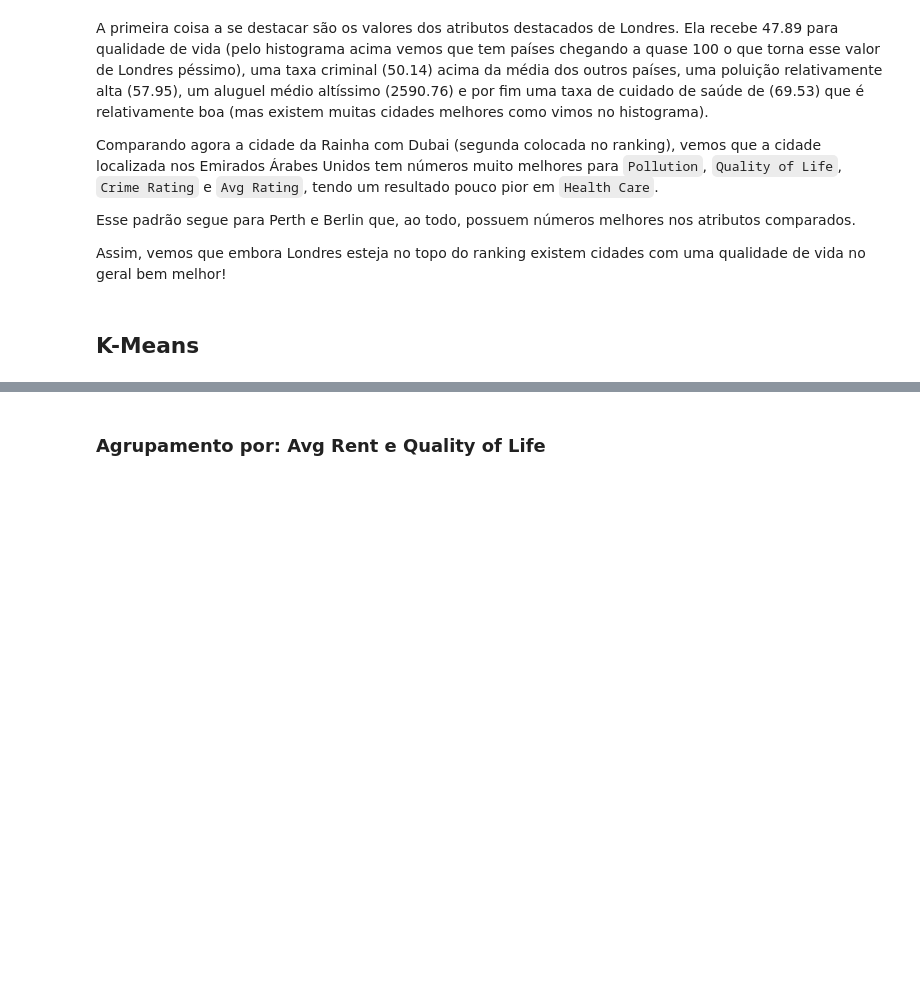
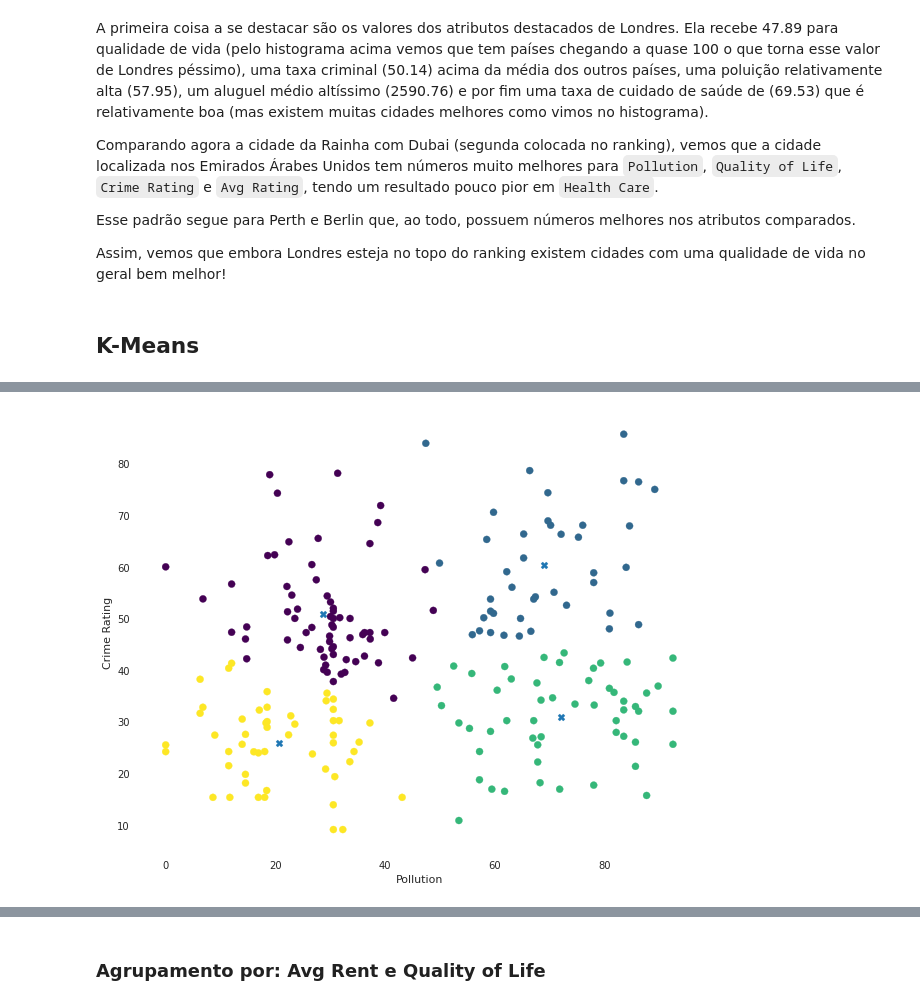
Before and after one commit to ViniciusMangueira/Data_Science, a Jupyter notebook: Movehub_Ranking.ipynb, the cells around one changed output, grey strips where cells are left out. Saved outputs shown, nothing was run; the diff lists cells and outputs as text; code cells hidden in the pictures; blank space fills up the shorter version.

```diff
--- a/Movehub_Ranking.ipynb
+++ b/Movehub_Ranking.ipynb
@@ -276,0 +311,10 @@ Text(0, 0.5, 'WCSS')
+# %%
+# Plotar Grafico
+fig, ax = plt.subplots(figsize=(10,8))
+plt.scatter('Pollution', 'Crime Rating',  data=Y, c=y_pred1, s=50, cmap='viridis')
+plt.scatter(centroides[:, 0], centroides[:, 1], marker="X")
+plt.xlabel('Pollution')
+plt.ylabel('Crime Rating')
+plt.show()
+# %% [output]
+[figure, added]
```
Also changed, not shown: parts of 65 cells of this notebook.
